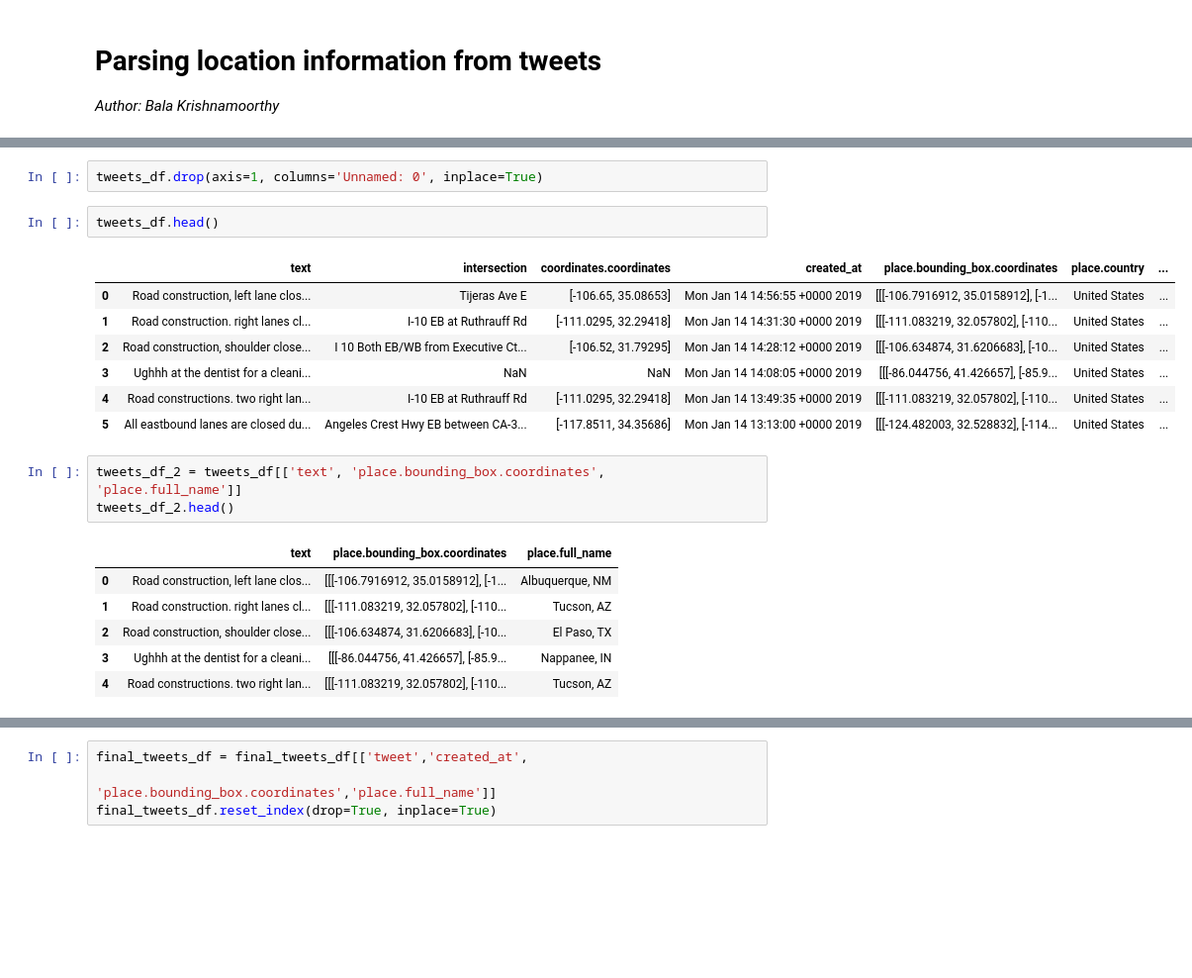
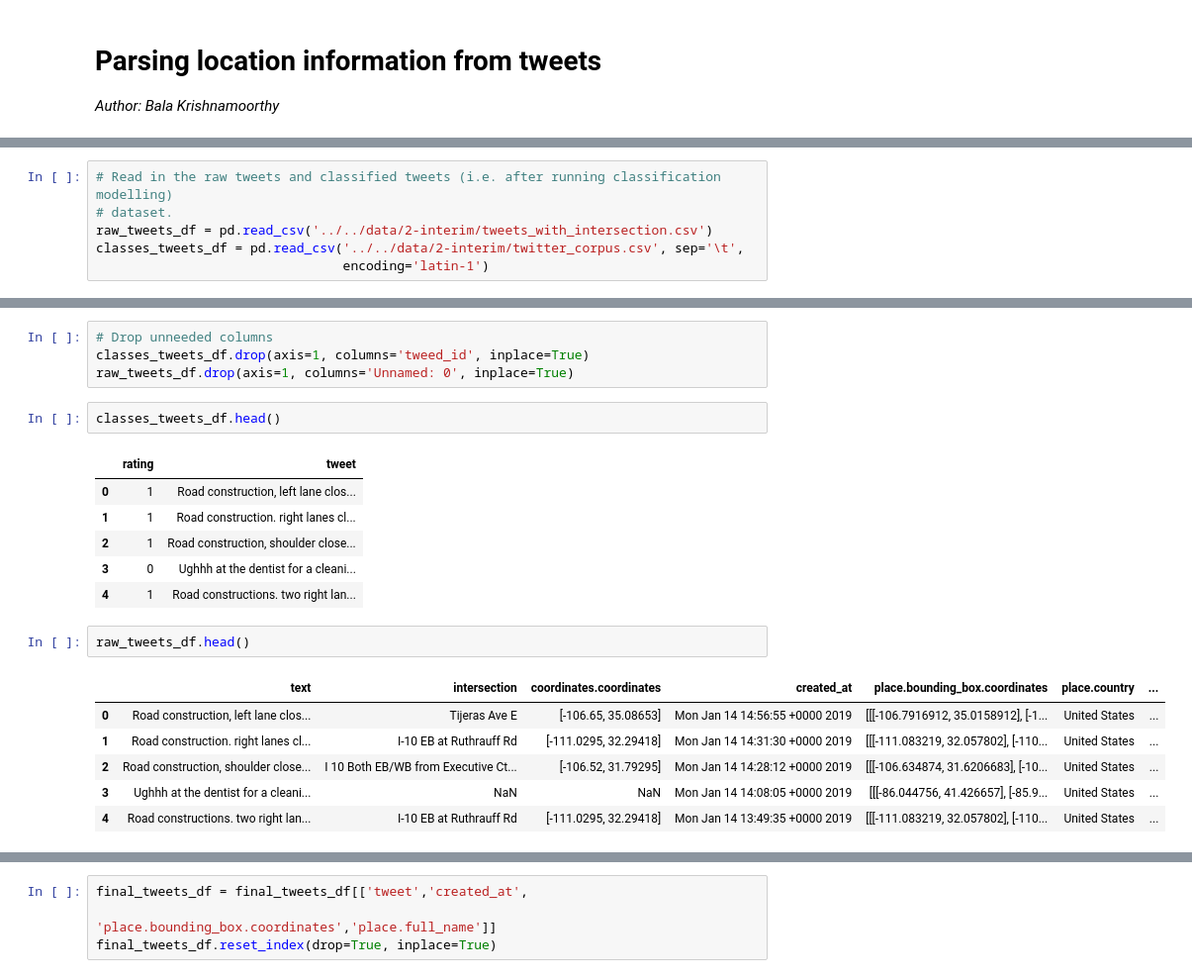
Before and after one commit to balak4/Optimizing-Evac-Routes, a Jupyter notebook: notebooks/data-collection-and-cleaning/2.0-bk-tweets-location-extraction.ipynb, the cells around one changed output, grey strips where cells are left out. Shown at 99% size. Saved outputs shown, nothing was run; the diff lists cells and outputs as text; blank space fills up the shorter version.

```diff
--- a/notebooks/data-collection-and-cleaning/2.0-bk-tweets-location-extraction.ipynb
+++ b/notebooks/data-collection-and-cleaning/2.0-bk-tweets-location-extraction.ipynb
@@ -9,0 +26,6 @@ tweets_df = pd.read_csv('../data/tweets_with_intersection.csv');
+# %%
+# Read in the raw tweets and classified tweets (i.e. after running classification modelling)
+# dataset.
+raw_tweets_df = pd.read_csv('../../data/2-interim/tweets_with_intersection.csv')
+classes_tweets_df = pd.read_csv('../../data/2-interim/twitter_corpus.csv', sep='\t',
+                                encoding='latin-1')
@@ -10,23 +50,23 @@ tweets_df = pd.read_csv('../data/tweets_with_intersection.csv');
 # %%
-tweets_df.drop(axis=1, columns='Unnamed: 0', inplace=True)
+# Drop unneeded columns
+classes_tweets_df.drop(axis=1, columns='tweed_id', inplace=True)
+raw_tweets_df.drop(axis=1, columns='Unnamed: 0', inplace=True)
 # %%
-tweets_df.head()
+classes_tweets_df.head()
 # %% [output]
-|  | text | intersection | coordinates.coordinates | created_at | place.bounding_box.coordinates | place.country | ... |
-| 0 | Road construction, left lane clos... | Tijeras Ave E | [-106.65, 35.08653] | Mon Jan 14 14:56:55 +0000 2019 | [[[-106.7916912, 35.0158912], [-1... | United States | ... |
-| 1 | Road construction. right lanes cl... | I-10 EB at Ruthrauff Rd | [-111.0295, 32.29418] | Mon Jan 14 14:31:30 +0000 2019 | [[[-111.083219, 32.057802], [-110... | United States | ... |
-| 2 | Road construction, shoulder close... | I 10 Both EB/WB from Executive Ct... | [-106.52, 31.79295] | Mon Jan 14 14:28:12 +0000 2019 | [[[-106.634874, 31.6206683], [-10... | United States | ... |
-| 3 | Ughhh at the dentist for a cleani... | NaN | NaN | Mon Jan 14 14:08:05 +0000 2019 | [[[-86.044756, 41.426657], [-85.9... | United States | ... |
-| 4 | Road constructions. two right lan... | I-10 EB at Ruthrauff Rd | [-111.0295, 32.29418] | Mon Jan 14 13:49:35 +0000 2019 | [[[-111.083219, 32.057802], [-110... | United States | ... |
-| 5 | All eastbound lanes are closed du... | Angeles Crest Hwy EB between CA-3... | [-117.8511, 34.35686] | Mon Jan 14 13:13:00 +0000 2019 | [[[-124.482003, 32.528832], [-114... | United States | ... |
+|  | rating | tweet |
+| 0 | 1 | Road construction, left lane clos... |
+| 1 | 1 | Road construction. right lanes cl... |
+| 2 | 1 | Road construction, shoulder close... |
+| 3 | 0 | Ughhh at the dentist for a cleani... |
+| 4 | 1 | Road constructions. two right lan... |
-# %%
-tweets_df_2 = tweets_df[['text', 'place.bounding_box.coordinates', 'place.full_name']]
-tweets_df_2.head()
-# %% [output]
-|  | text | place.bounding_box.coordinates | place.full_name |
-| 0 | Road construction, left lane clos... | [[[-106.7916912, 35.0158912], [-1... | Albuquerque, NM |
-| 1 | Road construction. right lanes cl... | [[[-111.083219, 32.057802], [-110... | Tucson, AZ |
-| 2 | Road construction, shoulder close... | [[[-106.634874, 31.6206683], [-10... | El Paso, TX |
-| 3 | Ughhh at the dentist for a cleani... | [[[-86.044756, 41.426657], [-85.9... | Nappanee, IN |
-| 4 | Road constructions. two right lan... | [[[-111.083219, 32.057802], [-110... | Tucson, AZ |
+# %%
+raw_tweets_df.head()
+# %% [output]
+|  | text | intersection | coordinates.coordinates | created_at | place.bounding_box.coordinates | place.country | ... |
+| 0 | Road construction, left lane clos... | Tijeras Ave E | [-106.65, 35.08653] | Mon Jan 14 14:56:55 +0000 2019 | [[[-106.7916912, 35.0158912], [-1... | United States | ... |
+| 1 | Road construction. right lanes cl... | I-10 EB at Ruthrauff Rd | [-111.0295, 32.29418] | Mon Jan 14 14:31:30 +0000 2019 | [[[-111.083219, 32.057802], [-110... | United States | ... |
+| 2 | Road construction, shoulder close... | I 10 Both EB/WB from Executive Ct... | [-106.52, 31.79295] | Mon Jan 14 14:28:12 +0000 2019 | [[[-106.634874, 31.6206683], [-10... | United States | ... |
+| 3 | Ughhh at the dentist for a cleani... | NaN | NaN | Mon Jan 14 14:08:05 +0000 2019 | [[[-86.044756, 41.426657], [-85.9... | United States | ... |
+| 4 | Road constructions. two right lan... | I-10 EB at Ruthrauff Rd | [-111.0295, 32.29418] | Mon Jan 14 13:49:35 +0000 2019 | [[[-111.083219, 32.057802], [-110... | United States | ... |
 # %%
```
Also changed, not shown: parts of 41 cells of this notebook, 2 other files.
